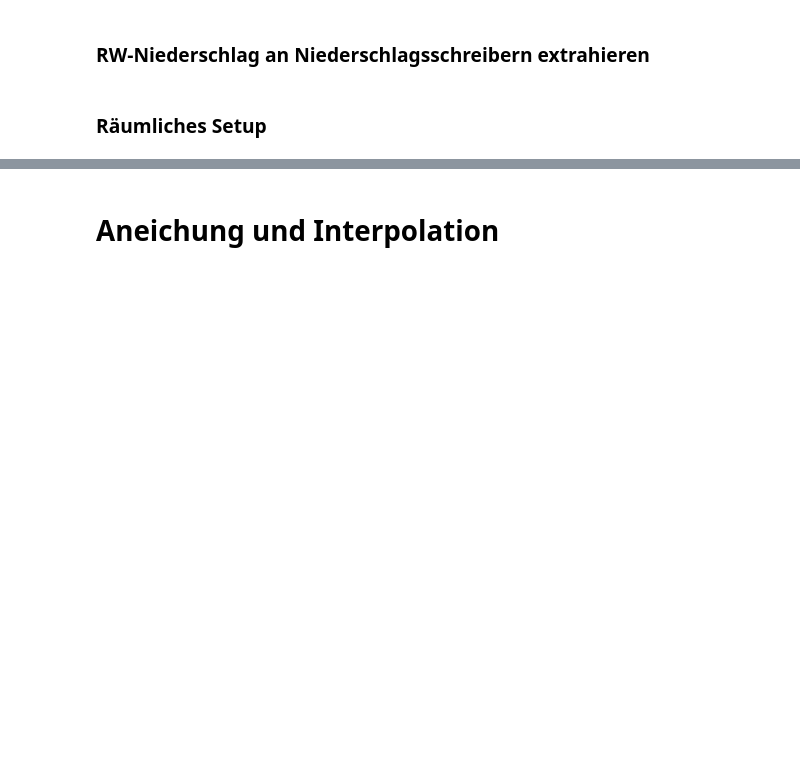
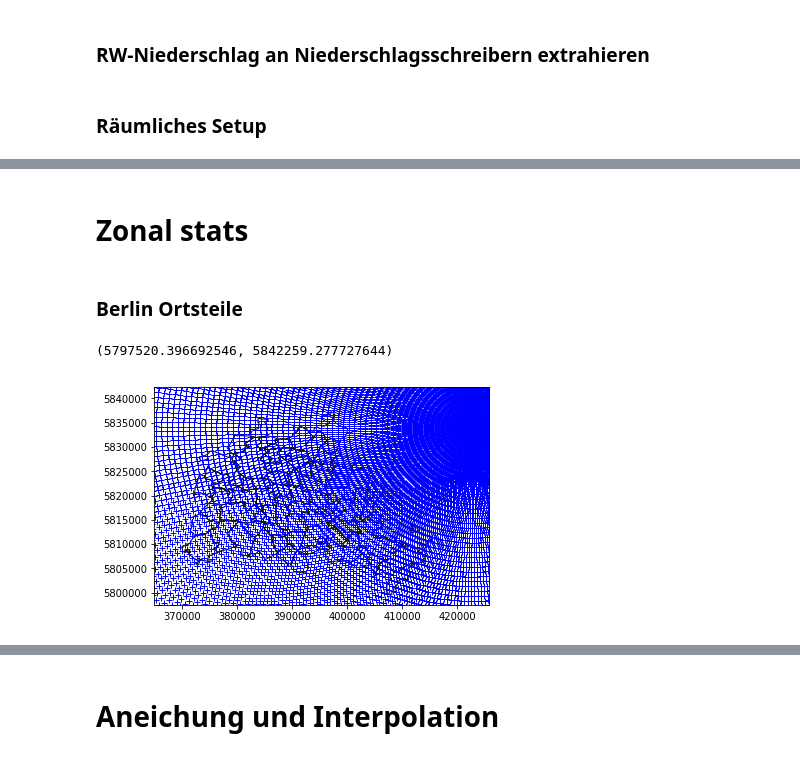
Before and after one commit to heistermann/rain-in-berlin, a Jupyter notebook: berlin_reanalysis.ipynb, the cells around one changed output, grey strips where cells are left out. Cells and saved outputs as stored; diff of their text form; code cells hidden in the pictures; blank space fills up the shorter version.

```diff
--- a/berlin_reanalysis.ipynb
+++ b/berlin_reanalysis.ipynb
@@ -218,0 +229,4 @@ plt.savefig("figs/overviewmap.png", dpi=200)
+# %% [markdown]
+# Zonal stats
+# %% [markdown]
+### Berlin Ortsteile
@@ -218,0 +236,10 @@ plt.savefig("figs/overviewmap.png", dpi=200)
+# %%
+tmp = xyz_dx[..., 0:2].reshape((-1,2))
+ax = plt.subplot(111)
+plt.plot(tmp[:,0], tmp[:,1], "b+")
+wradlib.vis.add_lines(ax, borders, color='black', lw=1)
+plt.xlim(bbox[0]-5000, bbox[1]+10000)
+plt.ylim(bbox[2]-2000, bbox[3]+5000)
+# %% [output]
+(5797520.396692546, 5842259.277727644)
+[figure, added]
```
Also changed, not shown: parts of 31 cells of this notebook, 17 other files.
